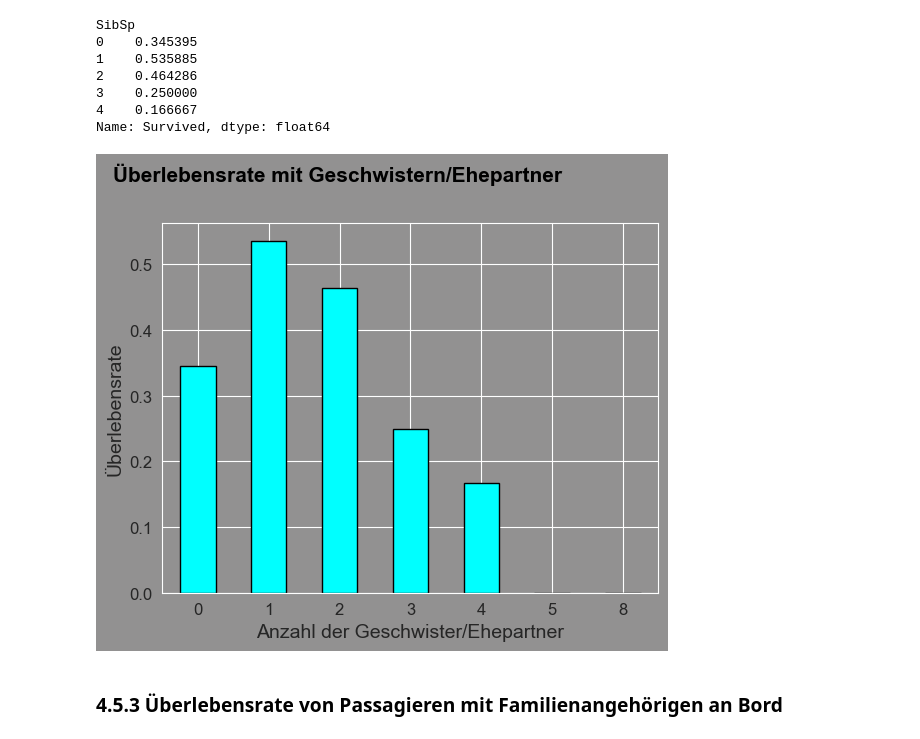
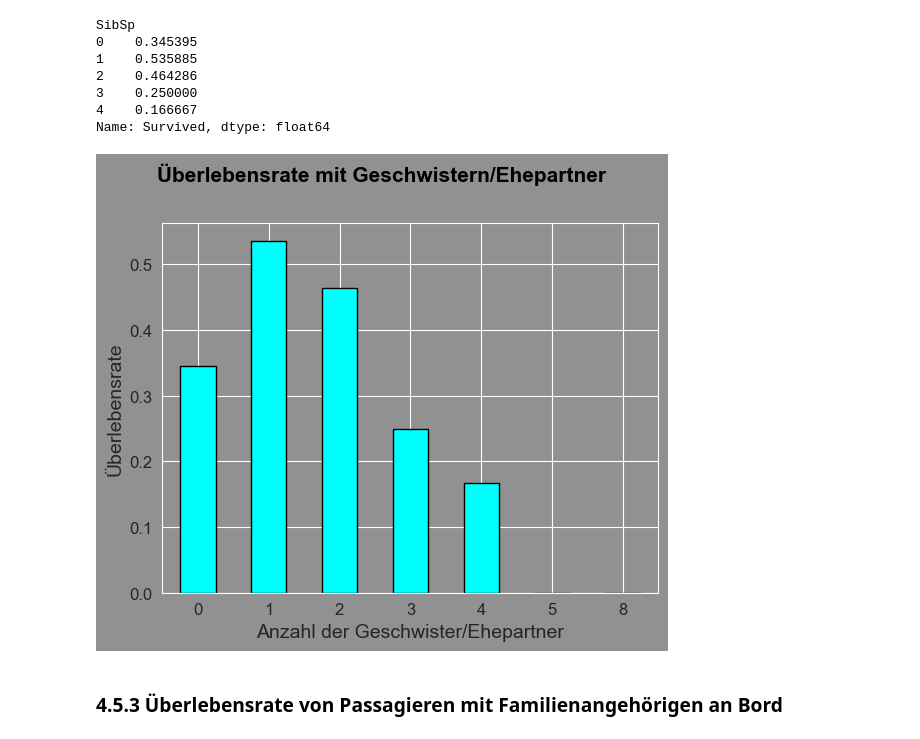
Before and after one commit to RickSpringer/The_Titanic_Problem, a Jupyter notebook: Titanic/240212_The_Titanic_Jupyter_Notebook.ipynb, the cells around one changed output. Saved outputs shown, nothing was run; the diff lists cells and outputs as text; code cells hidden in the pictures.

```diff
--- a/Titanic/240212_The_Titanic_Jupyter_Notebook.ipynb
+++ b/Titanic/240212_The_Titanic_Jupyter_Notebook.ipynb
@@ -687,35 +690,34 @@ Name: Survived, dtype: float64
 # %%
 survival_with_siblings_spouse = titanic_data.groupby('SibSp')['Survived'].mean()
 
 sibsp_fig, sibsp_ax = plt.subplots()
 
 survival_with_siblings_spouse_plot = survival_with_siblings_spouse.plot(kind='bar',
                                                                         color='#00FFFF',
                                                                         ec='black',
                                                                         lw=1,
                                                                         fontsize=12,
                                                                         rot=0,
                                                                         )
 
 sibsp_fig.patch.set_facecolor('#929191')
-
 survival_with_siblings_spouse_plot.set_facecolor('#929191')
 
 survival_with_siblings_spouse_plot.set_xlabel('Anzahl der Geschwister/Ehepartner',fontsize=14)
 
 survival_with_siblings_spouse_plot.set_ylabel('Überlebensrate', fontsize=14)
 
 sibsp_ax.set_title('Überlebensrate mit Geschwistern/Ehepartner',
                                              fontsize=15,
                                              pad=30,
                                              color='black',
                                              fontweight='bold',
                                              loc='left',
-                                             x= -0.1)
+                                             x= -0.01)
 
 plt.show()
 # %% [output]
-[figure, old version]
+[figure, new version]
 # %% [markdown]
 ### 4.5.3 Überlebensrate von Passagieren mit Familienangehörigen an Bord
 # %%
```
Also changed, not shown: parts of 10 cells of this notebook, 14 other files.
